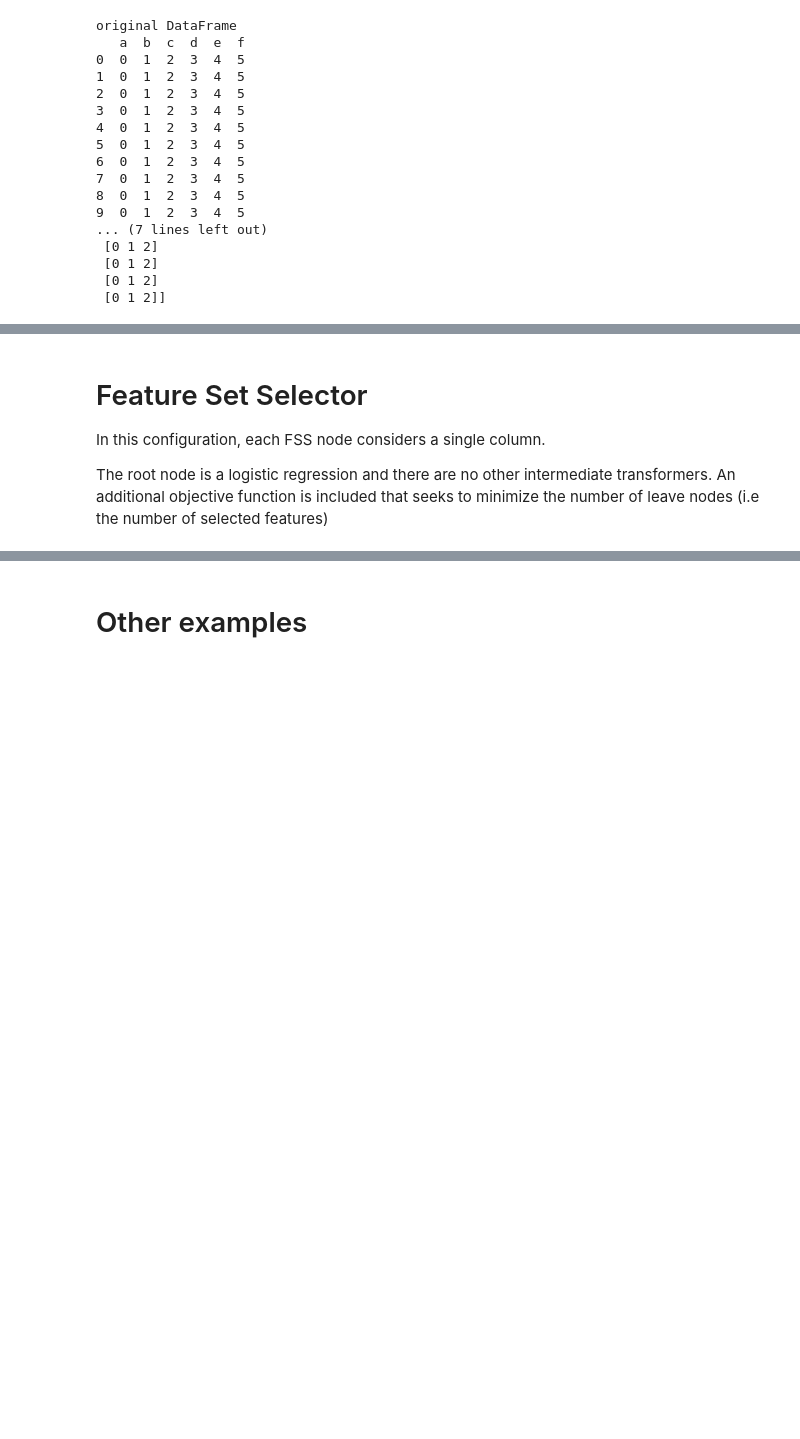
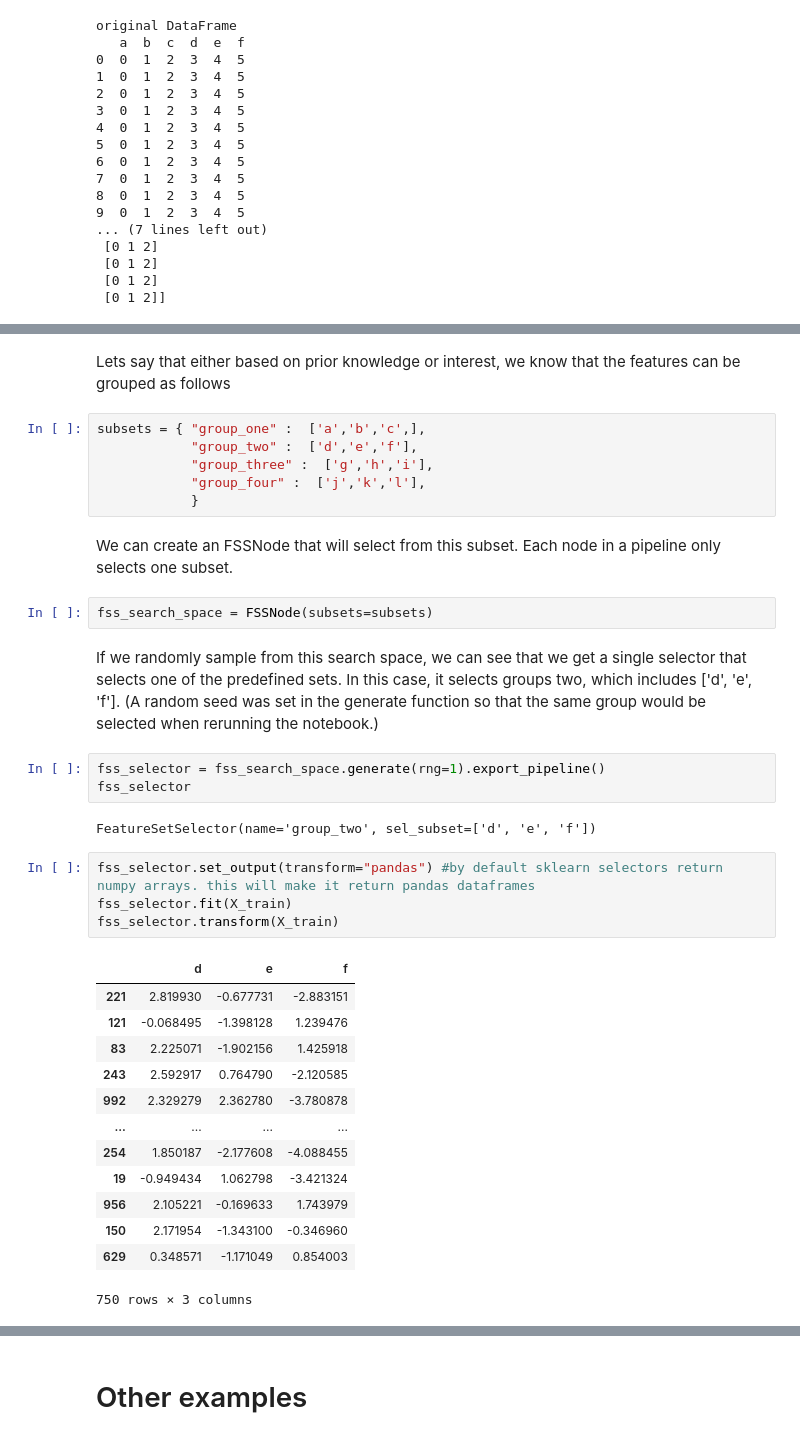
Before and after one commit to EpistasisLab/tpot, a Jupyter notebook: Tutorial/3_Feature_Set_Selector.ipynb, the cells around one changed output, grey strips where cells are left out. Saved outputs shown, nothing was run; the diff lists cells and outputs as text; blank space fills up the shorter version.

```diff
--- a/Tutorial/3_Feature_Set_Selector.ipynb
+++ b/Tutorial/3_Feature_Set_Selector.ipynb
@@ -133,6 +140,37 @@ X.head()
-# %% [markdown]
-# Feature Set Selector
-
-In this configuration, each FSS node considers a single column.
-
-The root node is a logistic regression and there are no other intermediate transformers. An additional objective function is included that seeks to minimize the number of leave nodes (i.e the number of selected features)
+# %% [markdown]
+Lets say that either based on prior knowledge or interest, we know that the features can be grouped as follows
+# %%
+subsets = { "group_one" :  ['a','b','c',],
+            "group_two" :  ['d','e','f'],
+            "group_three" :  ['g','h','i'],
+            "group_four" :  ['j','k','l'],
+            }
+# %% [markdown]
+We can create an FSSNode that will select from this subset. Each node in a pipeline only selects one subset.
+# %%
+fss_search_space = FSSNode(subsets=subsets)
+# %% [markdown]
+If we randomly sample from this search space, we can see that we get a single selector that selects one of the predefined sets. In this case, it selects groups two, which includes ['d', 'e', 'f']. (A random seed was set in the generate function so that the same group would be selected when rerunning the notebook.)
+# %%
+fss_selector = fss_search_space.generate(rng=1).export_pipeline()
+fss_selector
+# %% [output]
+FeatureSetSelector(name='group_two', sel_subset=['d', 'e', 'f'])
+# %%
+fss_selector.set_output(transform="pandas") #by default sklearn selectors return numpy arrays. this will make it return pandas dataframes
+fss_selector.fit(X_train)
+fss_selector.transform(X_train)
+# %% [output]
+|  | d | e | f |
+| 221 | 2.819930 | -0.677731 | -2.883151 |
+| 121 | -0.068495 | -1.398128 | 1.239476 |
+| 83 | 2.225071 | -1.902156 | 1.425918 |
+| 243 | 2.592917 | 0.764790 | -2.120585 |
+| 992 | 2.329279 | 2.362780 | -3.780878 |
+| ... | ... | ... | ... |
+| 254 | 1.850187 | -2.177608 | -4.088455 |
+| 19 | -0.949434 | 1.062798 | -3.421324 |
+| 956 | 2.105221 | -0.169633 | 1.743979 |
+| 150 | 2.171954 | -1.343100 | -0.346960 |
+| 629 | 0.348571 | -1.171049 | 0.854003 |
+750 rows × 3 columns
```
Also changed, not shown: parts of 29 cells of this notebook, 1 other file.
